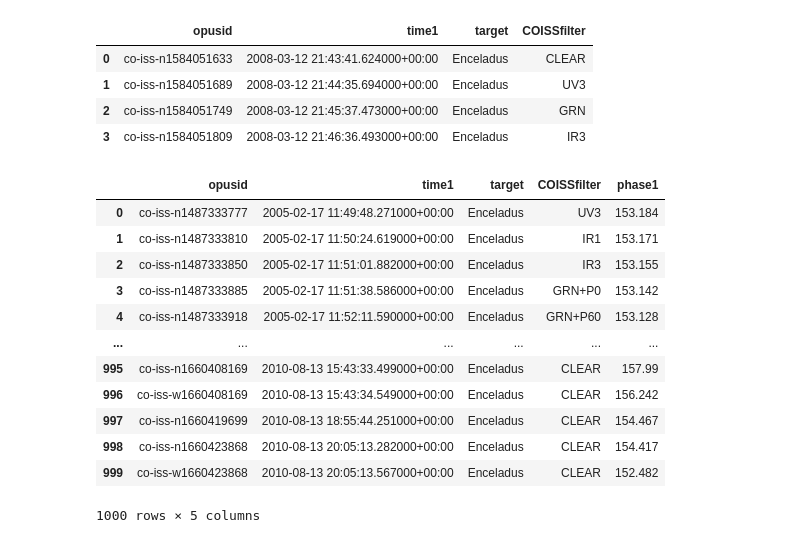
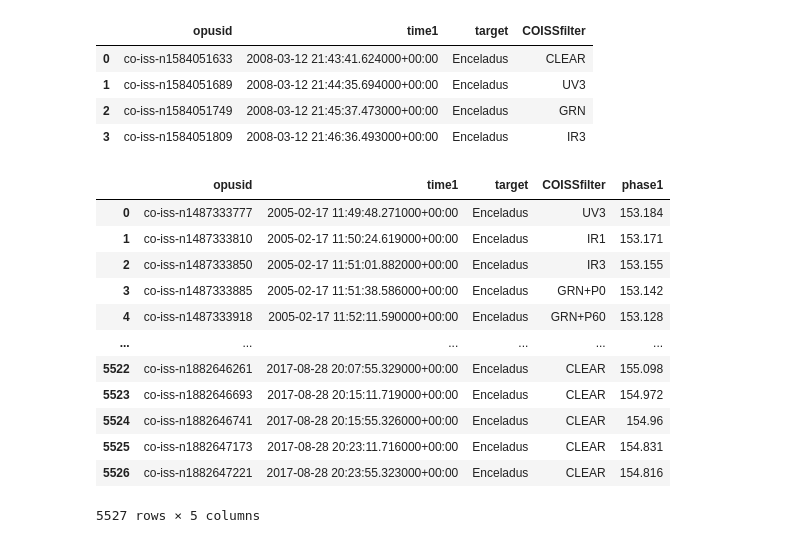
Before and after one commit to ArnaudMath/pyiss, a Jupyter notebook: examples/test_v04.ipynb, the cells around one changed output. Drawn from its saved outputs; the diff is of its cells as text; code cells hidden in the pictures.

```diff
--- a/examples/test_v04.ipynb
+++ b/examples/test_v04.ipynb
@@ -402,28 +408,28 @@ set_from_query.df.head()
 # %%
 # Querying for high phase angle, E-ring focused observations
 # where Enceladus' plumes and E-ring dust interact.
 luminous_candidates = (
     query()
-    .param("target", "ENCELADUS")       # Main source of E-ring material
-    .param("phase1", 150)               # Minimum phase angle
-    .param("phase2", 180)               # Maximum phase angle (Sun behind observer)
-    .param("RINGGEOringradius1", 180000)   # Looking in the E-ring distance (in km)
+    .param("target", "ENCELADUS")           # Main source of E-ring material
+    .param("phase1", 150)                   # Minimum phase angle
+    .param("phase2", 180)                   # Maximum phase angle (Sun behind observer)
+    .param("RINGGEOringradius1", 180000)    # Looking in the E-ring distance (in km)
     .param("RINGGEOringradius2", 480000)
-    .limit(1000)
+    .limit(100000)                          # default is 100, so we increase it to get more hits
     .fetch("opusid", "time1", "target", "COISSfilter", "phase1")
 )
 luminous_candidates.df
 # %% [output]
 |  | opusid | time1 | target | COISSfilter | phase1 |
 | 0 | co-iss-n1487333777 | 2005-02-17 11:49:48.271000+00:00 | Enceladus | UV3 | 153.184 |
 | 1 | co-iss-n1487333810 | 2005-02-17 11:50:24.619000+00:00 | Enceladus | IR1 | 153.171 |
 | 2 | co-iss-n1487333850 | 2005-02-17 11:51:01.882000+00:00 | Enceladus | IR3 | 153.155 |
 | 3 | co-iss-n1487333885 | 2005-02-17 11:51:38.586000+00:00 | Enceladus | GRN+P0 | 153.142 |
 | 4 | co-iss-n1487333918 | 2005-02-17 11:52:11.590000+00:00 | Enceladus | GRN+P60 | 153.128 |
 | ... | ... | ... | ... | ... | ... |
-| 995 | co-iss-n1660408169 | 2010-08-13 15:43:33.499000+00:00 | Enceladus | CLEAR | 157.99 |
-| 996 | co-iss-w1660408169 | 2010-08-13 15:43:34.549000+00:00 | Enceladus | CLEAR | 156.242 |
-| 997 | co-iss-n1660419699 | 2010-08-13 18:55:44.251000+00:00 | Enceladus | CLEAR | 154.467 |
-| 998 | co-iss-n1660423868 | 2010-08-13 20:05:13.282000+00:00 | Enceladus | CLEAR | 154.417 |
-| 999 | co-iss-w1660423868 | 2010-08-13 20:05:13.567000+00:00 | Enceladus | CLEAR | 152.482 |
+| 5522 | co-iss-n1882646261 | 2017-08-28 20:07:55.329000+00:00 | Enceladus | CLEAR | 155.098 |
+| 5523 | co-iss-n1882646693 | 2017-08-28 20:15:11.719000+00:00 | Enceladus | CLEAR | 154.972 |
+| 5524 | co-iss-n1882646741 | 2017-08-28 20:15:55.326000+00:00 | Enceladus | CLEAR | 154.96 |
+| 5525 | co-iss-n1882647173 | 2017-08-28 20:23:11.716000+00:00 | Enceladus | CLEAR | 154.831 |
+| 5526 | co-iss-n1882647221 | 2017-08-28 20:23:55.323000+00:00 | Enceladus | CLEAR | 154.816 |
-1000 rows × 5 columns
+5527 rows × 5 columns
```
Also changed, not shown: parts of 4 cells of this notebook, 4 other files.
